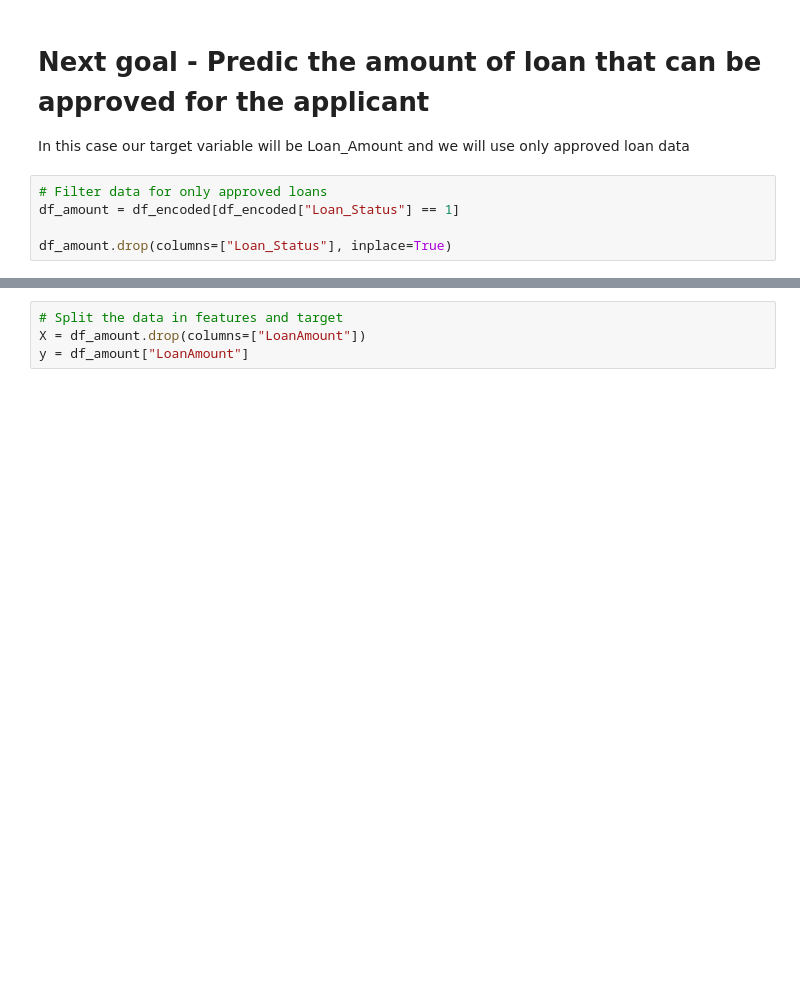
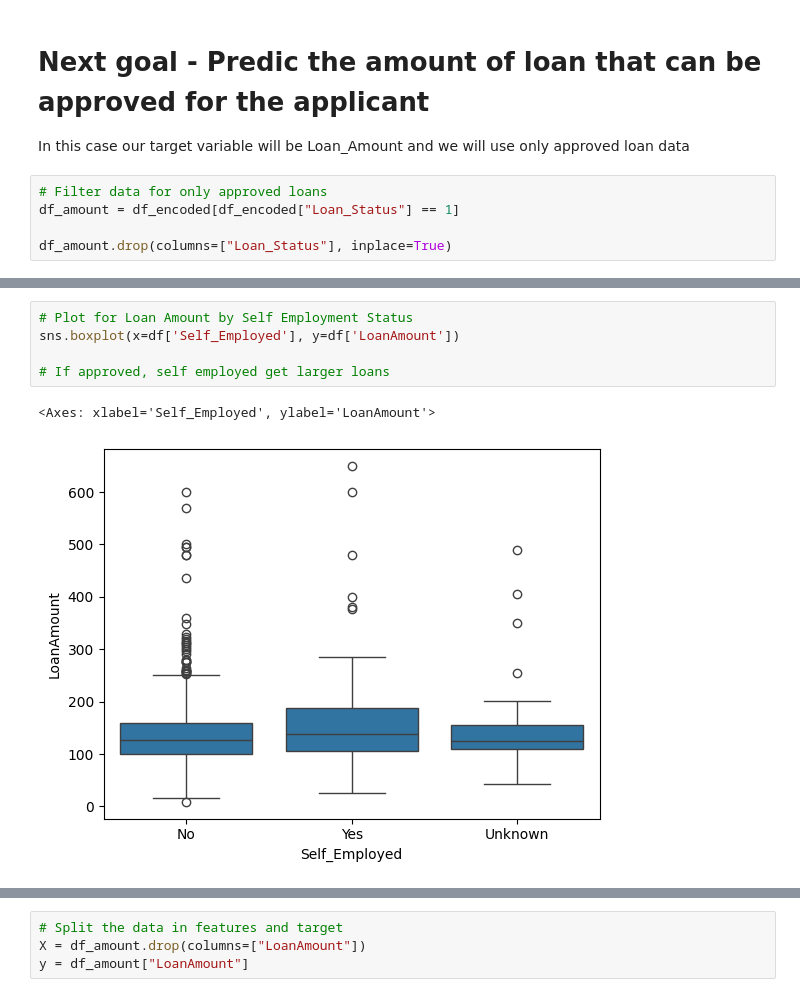
Before and after one commit to vbudhiraja/Loan-Approval-Application, a Jupyter notebook: LoanApprovalApplication.ipynb, the cells around one changed output, grey strips where cells are left out. Saved outputs shown, nothing was run; the diff lists cells and outputs as text; blank space fills up the shorter version.

```diff
--- a/LoanApprovalApplication.ipynb
+++ b/LoanApprovalApplication.ipynb
@@ -594,0 +628,8 @@ df_amount.drop(columns=["Loan_Status"], inplace=True)
+# %%
+# Plot for Loan Amount by Self Employment Status
+sns.boxplot(x=df['Self_Employed'], y=df['LoanAmount'])
+
+# If approved, self employed get larger loans
+# %% [output]
+<Axes: xlabel='Self_Employed', ylabel='LoanAmount'>
+[figure, added]
```
Also changed, not shown: parts of 12 cells of this notebook.
